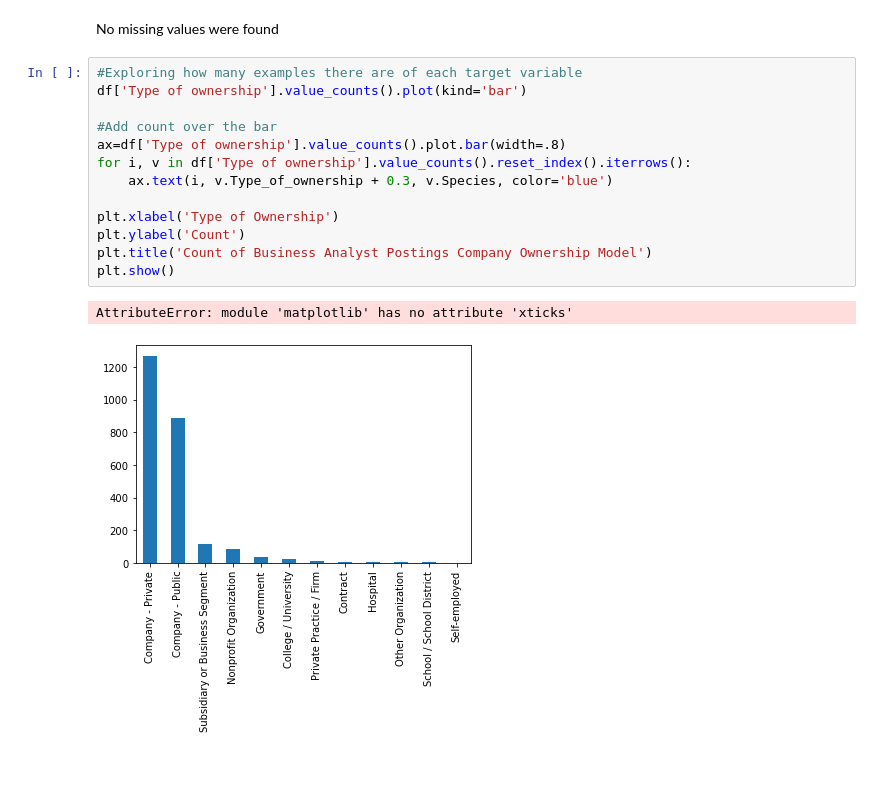
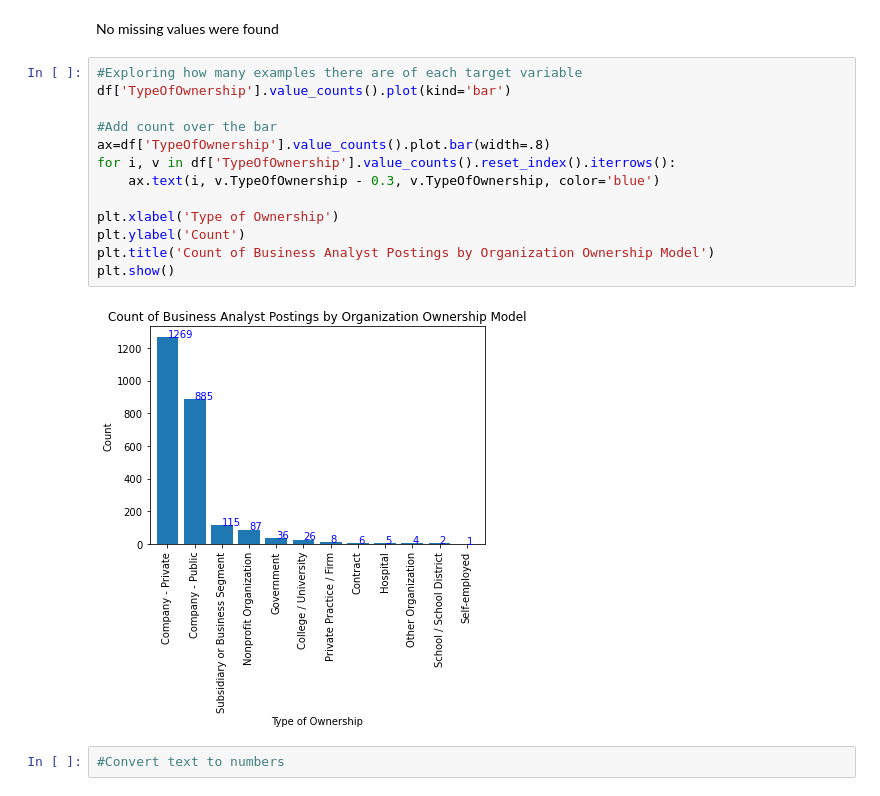
Before and after one commit to Madison-Bunting/INDE-577, a Jupyter notebook: Exploring a New Dataset.ipynb, the cells around one changed output. Cells and saved outputs as stored; diff of their text form; blank space fills up the shorter version.

```diff
--- a/Exploring a New Dataset.ipynb
+++ b/Exploring a New Dataset.ipynb
@@ -60,17 +49,18 @@ dtype: int64
 No missing values were found
 # %%
 #Exploring how many examples there are of each target variable
-df['Type of ownership'].value_counts().plot(kind='bar')
+df['TypeOfOwnership'].value_counts().plot(kind='bar')
 
 #Add count over the bar
-ax=df['Type of ownership'].value_counts().plot.bar(width=.8)
-for i, v in df['Type of ownership'].value_counts().reset_index().iterrows():
-    ax.text(i, v.Type_of_ownership + 0.3, v.Species, color='blue')
+ax=df['TypeOfOwnership'].value_counts().plot.bar(width=.8)
+for i, v in df['TypeOfOwnership'].value_counts().reset_index().iterrows():
+    ax.text(i, v.TypeOfOwnership - 0.3, v.TypeOfOwnership, color='blue')
 
 plt.xlabel('Type of Ownership')
 plt.ylabel('Count')
-plt.title('Count of Business Analyst Postings Company Ownership Model')
+plt.title('Count of Business Analyst Postings by Organization Ownership Model')
 plt.show()
 # %% [output]
-AttributeError: module 'matplotlib' has no attribute 'xticks'
-[figure, old version]
+[figure, new version]
+# %%
+#Convert text to numbers
```
Also changed, not shown: parts of 5 cells of this notebook, 2 other files.
